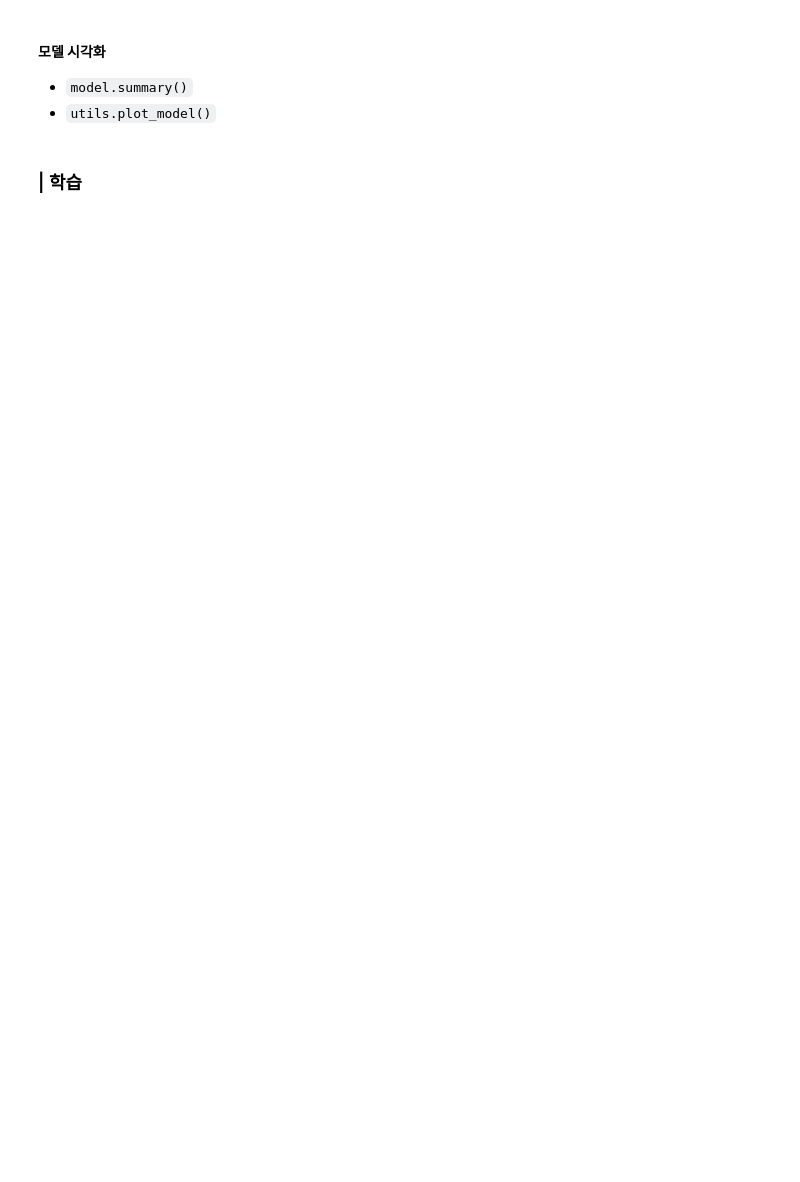
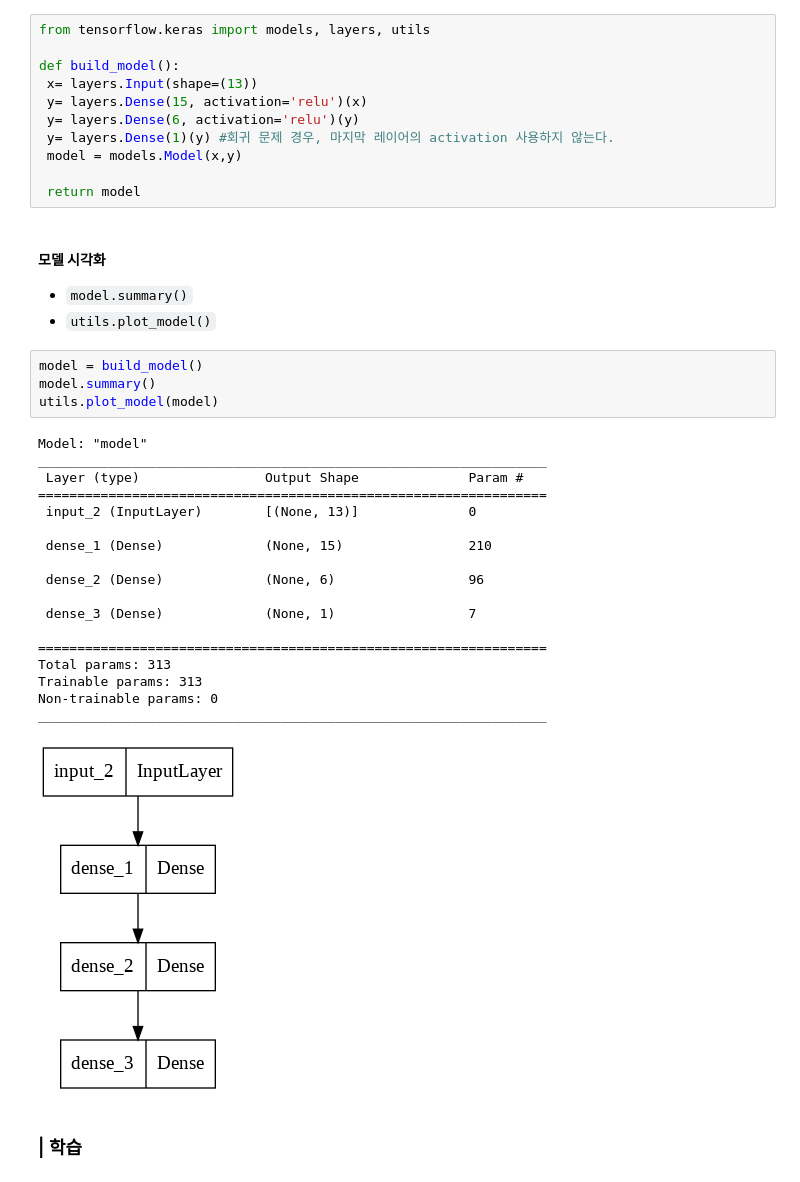
Before and after one commit to GETHUB55/SkillTreePython-DeepLearning, a Jupyter notebook: 01.딥러닝with텐서플로우-basic/ch01_03_DNN기초_회귀모델.ipynb, the cells around one changed output. Cells and saved outputs as stored; diff of their text form; blank space fills up the shorter version.

```diff
--- a/01.딥러닝with텐서플로우-basic/ch01_03_DNN기초_회귀모델.ipynb
+++ b/01.딥러닝with텐서플로우-basic/ch01_03_DNN기초_회귀모델.ipynb
@@ -79,11 +159,45 @@ https://github.com/yebiny/SkillTreePython-DeepLearning.git
 </p>
 # %% [markdown]
 #### **모델 생성**
+# %%
+from tensorflow.keras import models, layers, utils
+
+def build_model():
+ x= layers.Input(shape=(13))
+ y= layers.Dense(15, activation='relu')(x)
+ y= layers.Dense(6, activation='relu')(y)
+ y= layers.Dense(1)(y) #회귀 문제 경우, 마지막 레이어의 activation 사용하지 않는다.
+ model = models.Model(x,y)
+
+ return model
 # %% [markdown]
 #### **모델 시각화**
 
 * `model.summary()`
 * `utils.plot_model()`
+# %%
+model = build_model()
+model.summary()
+utils.plot_model(model)
+# %% [output]
+Model: "model"
+_________________________________________________________________
+ Layer (type)                Output Shape              Param #
+=================================================================
+ input_2 (InputLayer)        [(None, 13)]              0
+
+ dense_1 (Dense)             (None, 15)                210
+
+ dense_2 (Dense)             (None, 6)                 96
+
+ dense_3 (Dense)             (None, 1)                 7
+
+=================================================================
+Total params: 313
+Trainable params: 313
+Non-trainable params: 0
+_________________________________________________________________
+[figure, added]
 # %% [markdown]
 ### | 학습
 # %% [markdown]
```
Also changed, not shown: parts of 19 cells of this notebook.
